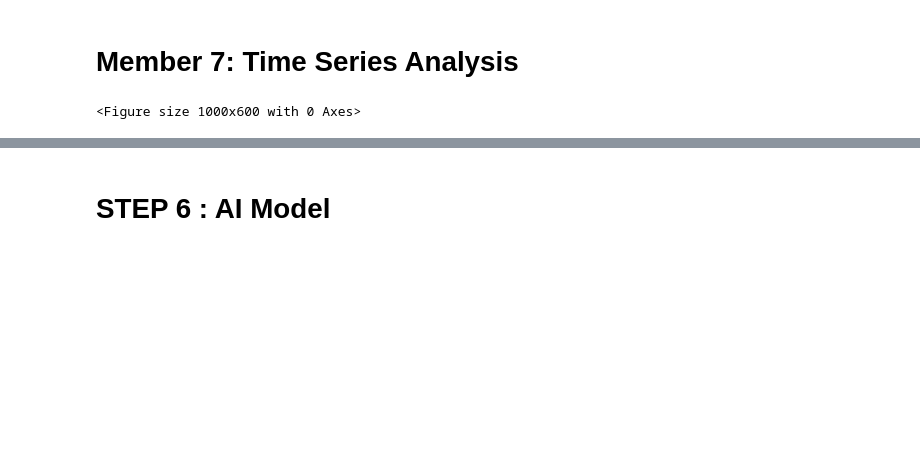
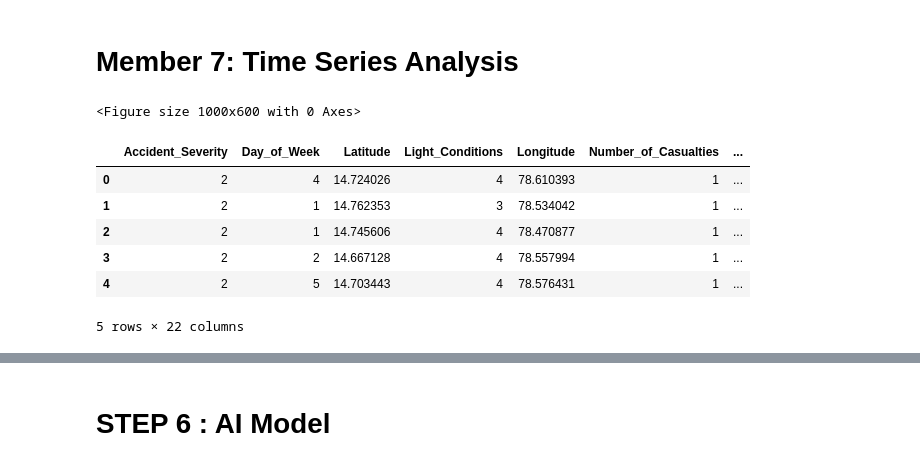
Before and after one commit to Solutions-Squad/SolutionsSquad, a Jupyter notebook: High Accident Zones AI Solution.ipynb, the cells around one changed output, grey strips where cells are left out. Saved outputs shown, nothing was run; the diff lists cells and outputs as text; code cells hidden in the pictures; blank space fills up the shorter version.

Commit message:
Add files via upload
This is the final practical AI solution for High Accident Zone Alert

```diff
--- a/High Accident Zones AI Solution.ipynb
+++ b/High Accident Zones AI Solution.ipynb
@@ -888,4 +868,14 @@ plt.figure(figsize=(10,6))
 df = pd.read_csv('Road Accidents Dataset.csv')
 # %% [output]
 <Figure size 1000x600 with 0 Axes>
+# %%
+df.head()
+# %% [output]
+|  | Accident_Severity | Day_of_Week | Latitude | Light_Conditions | Longitude | Number_of_Casualties | ... |
+| 0 | 2 | 4 | 14.724026 | 4 | 78.610393 | 1 | ... |
+| 1 | 2 | 1 | 14.762353 | 3 | 78.534042 | 1 | ... |
+| 2 | 2 | 1 | 14.745606 | 4 | 78.470877 | 1 | ... |
+| 3 | 2 | 2 | 14.667128 | 4 | 78.557994 | 1 | ... |
+| 4 | 2 | 5 | 14.703443 | 4 | 78.576431 | 1 | ... |
+5 rows × 22 columns
 # %%
```
Also changed, not shown: parts of 10 cells of this notebook.
